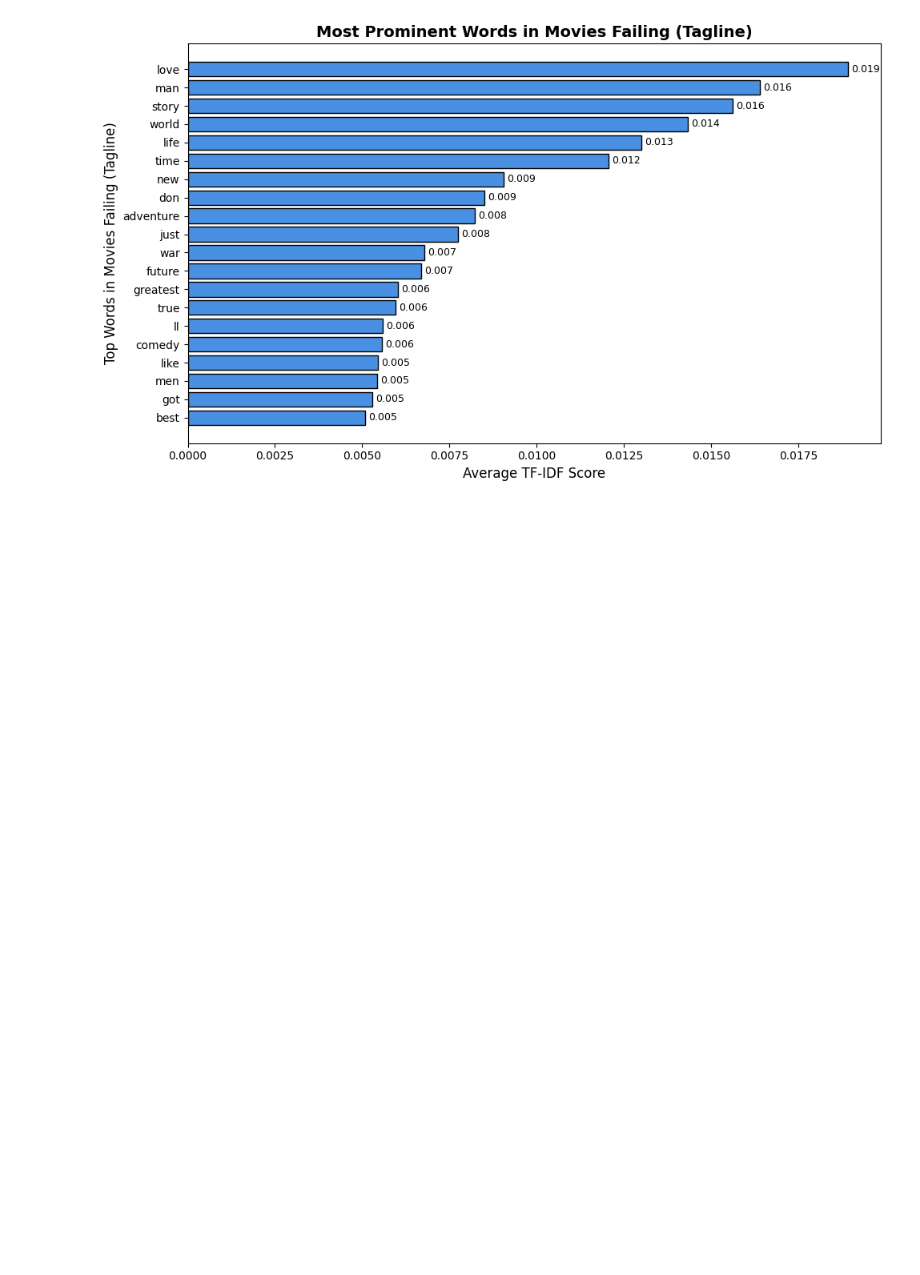
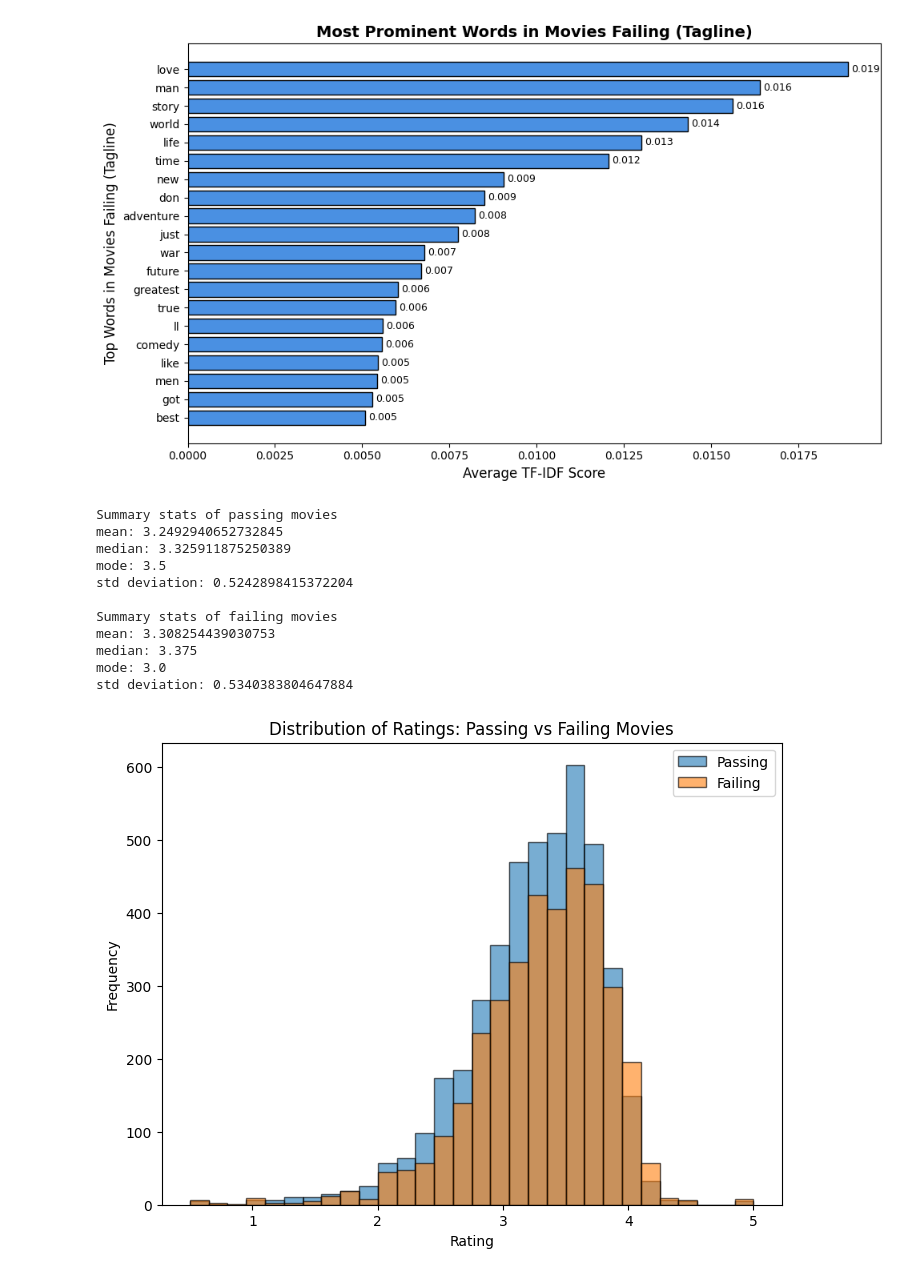
Before and after one commit to hahnspena102/movie-bechdel-test-classifier, a Jupyter notebook: eda.ipynb, the cells around one changed output. Saved outputs shown, nothing was run; the diff lists cells and outputs as text; code cells hidden in the pictures; blank space fills up the shorter version.

```diff
--- a/hahns_eda.ipynb
+++ b/eda.ipynb
@@ -72,3 +74,51 @@ Index(['id', 'imdb_id', 'original_title', 'title', 'budget',
 [figure]
 [figure]
 [figure]
+# %%
+ratings_df = pd.read_parquet('./datasets/avg_ratings.parquet')
+
+df['imdb_id'] = df['imdb_id'].astype(str)
+ratings_df['imdb_id'] = ratings_df['imdb_id'].astype(str).str.zfill(7)
+
+movies_w_ratings = ratings_df.merge(df[["imdb_id", "bechdel_rating"]], on="imdb_id", how="left")
+
+passing_movies = movies_w_ratings[movies_w_ratings['bechdel_rating'] >= 3]
+failing_movies = movies_w_ratings[movies_w_ratings['bechdel_rating'] < 3]
+
+print("Summary stats of passing movies")
+print("mean:", np.mean(passing_movies["rating"]))
+print("median:", np.median(passing_movies["rating"]))
+print("mode:", passing_movies["rating"].mode()[0])
+print("std deviation:", np.std(passing_movies["rating"]))
+
+print(" ")
+print("Summary stats of failing movies")
+print("mean:", np.mean(failing_movies["rating"]))
+print("median:", np.median(failing_movies["rating"]))
+print("mode:", failing_movies["rating"].mode()[0])
+print("std deviation:", np.std(failing_movies["rating"]))
+
+plt.figure(figsize=(8,6))
+
+plt.hist(passing_movies['rating'], bins=30, alpha=0.6, edgecolor='black', label='Passing')
+plt.hist(failing_movies['rating'], bins=30, alpha=0.6, edgecolor='black', label='Failing')
+
+plt.title('Distribution of Ratings: Passing vs Failing Movies')
+plt.xlabel('Rating')
+plt.ylabel('Frequency')
+plt.legend()
+#plt.savefig(f"./figures/ratings_distribution.png", dpi=300, bbox_inches="tight")
+plt.show()
+# %% [output]
+Summary stats of passing movies
+mean: 3.2492940652732845
+median: 3.325911875250389
+mode: 3.5
+std deviation: 0.5242898415372204
+
+Summary stats of failing movies
+mean: 3.308254439030753
+median: 3.375
+mode: 3.0
+std deviation: 0.5340383804647884
+[figure, added]
```
Also changed, not shown: parts of 3 cells of this notebook, 1 other file.
